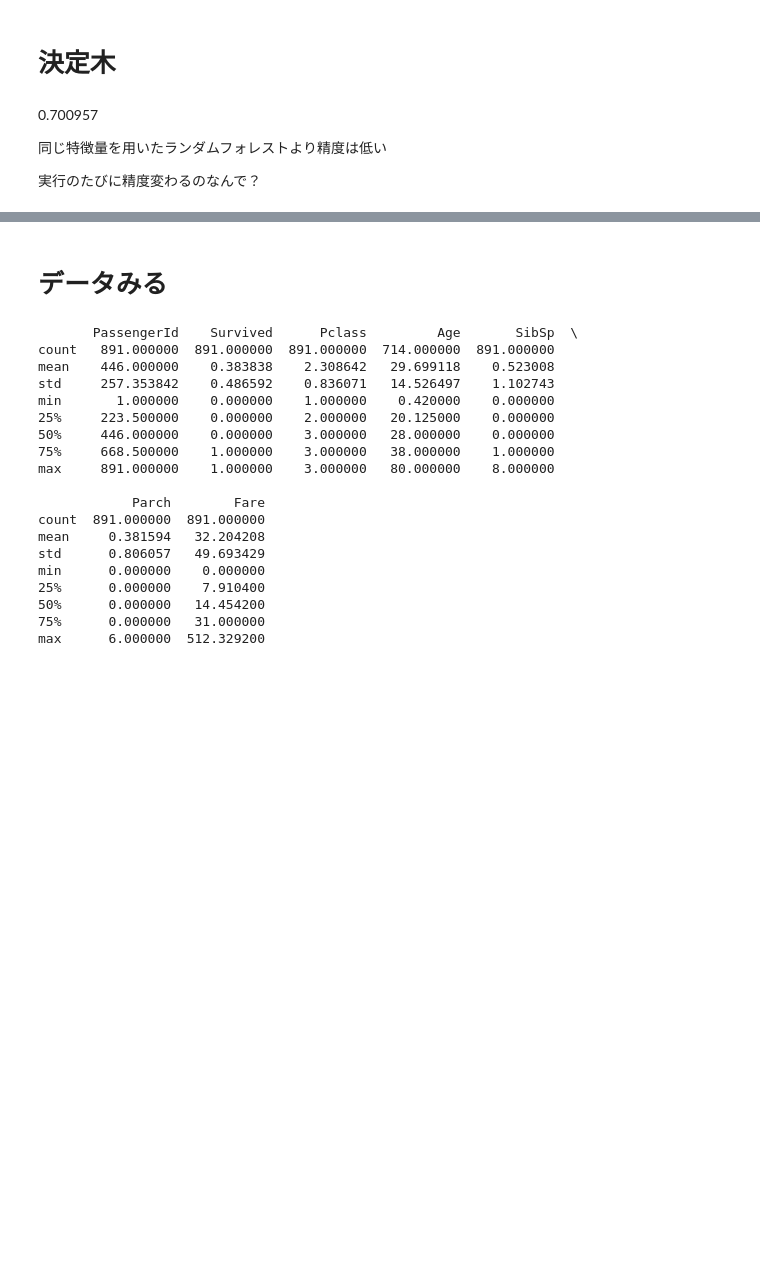
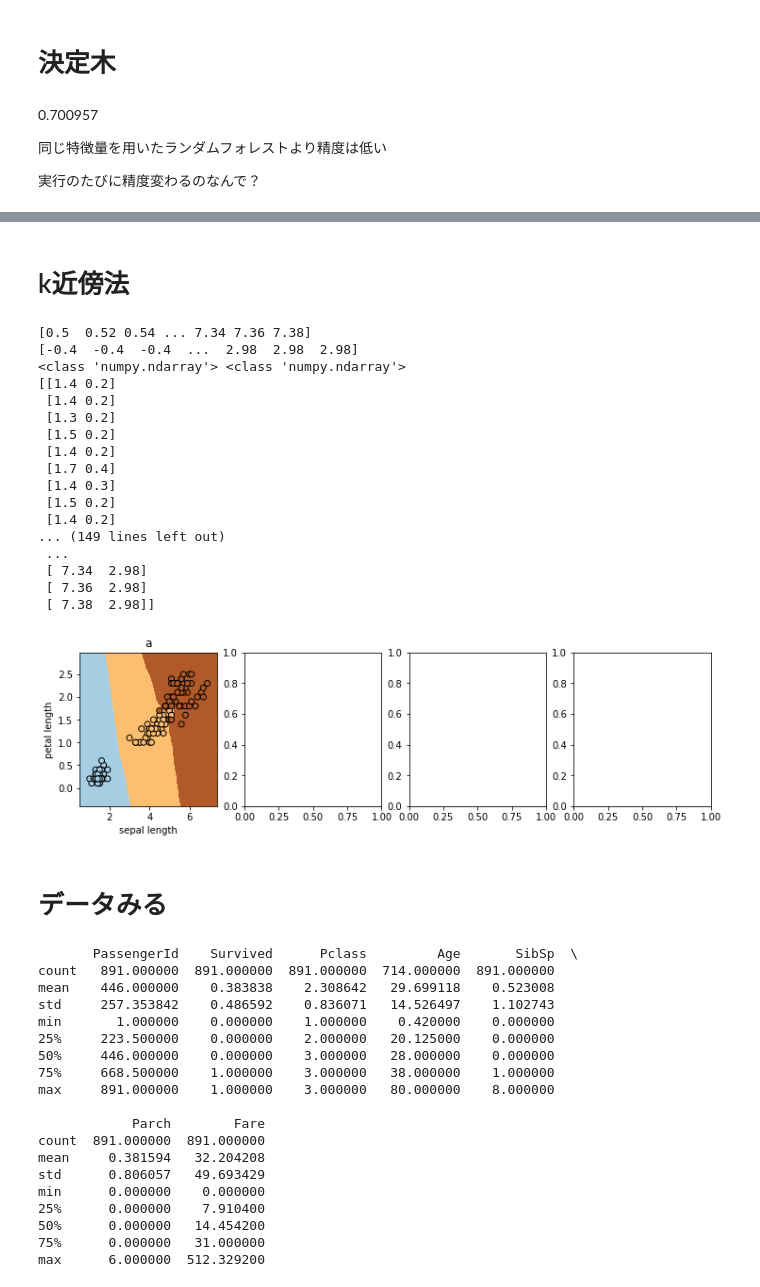
Before and after one commit to Honey-yAsyuma/colaboratory, a Jupyter notebook: test.ipynb, the cells around one changed output, grey strips where cells are left out. Cells and saved outputs as stored; diff of their text form; code cells hidden in the pictures; blank space fills up the shorter version.

```diff
--- a/test.ipynb
+++ b/test.ipynb
@@ -643,3 +731,77 @@ Image(graph.create_png())
+# %% [markdown]
+# k近傍法
+# %%
+# 2種類に絞ってpetal のみにする
+X = iris.data[:, 2:]
+y = iris.target[:]
+
+# print(len(iris.data))
+# print(X.shape)
+# print(len(iris.target))
+
+import numpy as np
+
+
+h = .02  # step size in the mesh
+x_min, x_max = X[:, 0].min() - .5, X[:, 0].max() + .5
+y_min, y_max = X[:, 1].min() - .5, X[:, 1].max() + .5
+# np.arange 配列を等間隔で生成
+xx, yy = np.meshgrid(np.arange(x_min, x_max, h), np.arange(y_min, y_max, h))
+print(xx.ravel())
+print(yy.ravel())
+
+# ravel 多次元配列を1次元配列にまとめる
+# a = [[0,2],[0,2], [0,2],[0,2],[0,2]]
+# print(np.ravel(a))
+
+
+def decision_boundary(clf, X, y, ax, title):
+
+    clf.fit(X, y)
+
+    print(np.c_[xx.ravel(), yy.ravel()])
+    Z = clf.predict(np.c_[xx.ravel(), yy.ravel()])
+    # print(accuracy_score(Z, ))
+
+    Z = Z.reshape(xx.shape)
+    ax.pcolormesh(xx, yy, Z, cmap=plt.cm.Paired)
+
+    ax.scatter(X[:, 0], X[:, 1], c=y, edgecolors='k', cmap=plt.cm.Paired)
+
+    ax.set_title(title)
+    ax.set_xlabel('sepal length')
+    ax.set_ylabel('petal length')
+
+
+from sklearn.neighbors import KNeighborsClassifier
+
+
+title = 'a'
+fig, axes = plt.subplots(1, 4, figsize=(12, 3))
+
+ax=axes[0]
+clf = KNeighborsClassifier(n_neighbors=3)
+
+decision_boundary(clf, X, y, ax, title)
+# %% [output]
+[0.5  0.52 0.54 ... 7.34 7.36 7.38]
+[-0.4  -0.4  -0.4  ...  2.98  2.98  2.98]
+<class 'numpy.ndarray'> <class 'numpy.ndarray'>
+[[1.4 0.2]
+ [1.4 0.2]
+ [1.3 0.2]
+ [1.5 0.2]
+ [1.4 0.2]
+ [1.7 0.4]
+ [1.4 0.3]
+ [1.5 0.2]
+ [1.4 0.2]
+... (149 lines left out)
+ ...
+ [ 7.34  2.98]
+ [ 7.36  2.98]
+ [ 7.38  2.98]]
+[figure, added]
 # %% [markdown]
 # データみる
 # %%
```
Also changed, not shown: parts of 6 cells of this notebook.
